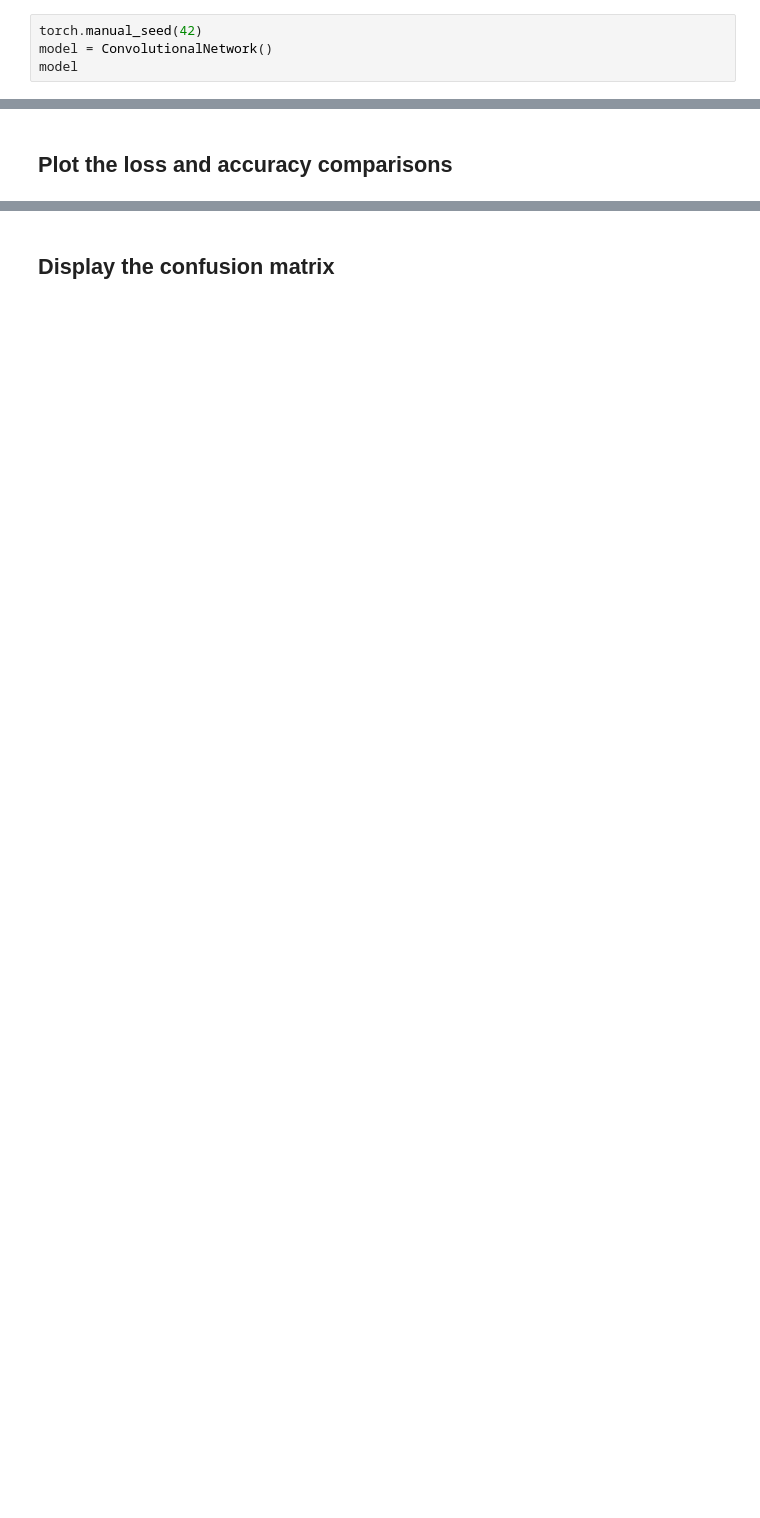
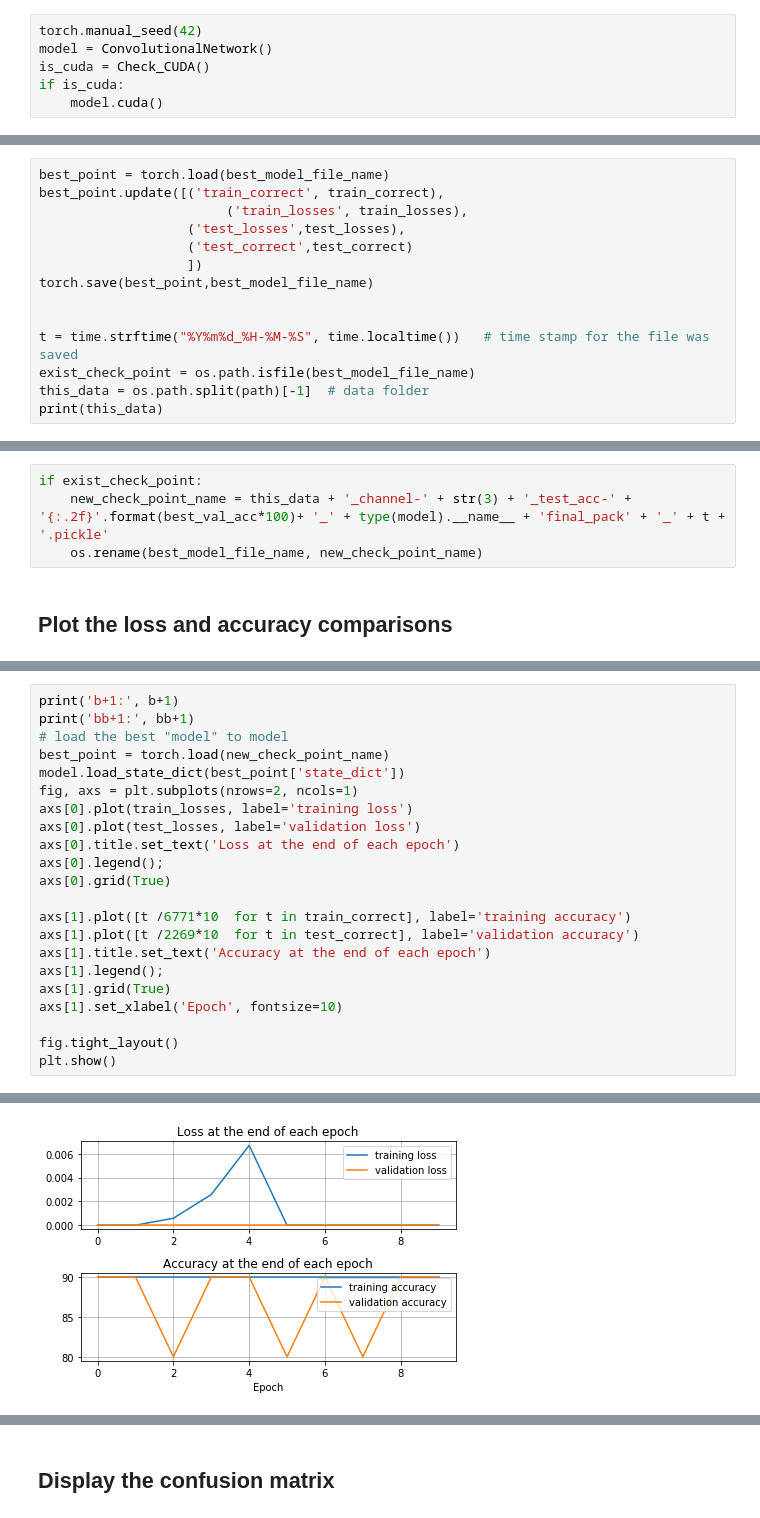
Before and after one commit to rongwang0930/KaggleFruits360, a Jupyter notebook: Kaggle-Fruits360-CNN.ipynb, the cells around one changed output, grey strips where cells are left out. Saved outputs shown, nothing was run; the diff lists cells and outputs as text; blank space fills up the shorter version.

```diff
--- a/Kaggle-Fruits360-CNN.ipynb
+++ b/Kaggle-Fruits360-CNN.ipynb
@@ -213,5 +187,7 @@ class ConvolutionalNetwork(nn.Module):
 # %%
 torch.manual_seed(42)
 model = ConvolutionalNetwork()
-model
+is_cuda = Check_CUDA()
+if is_cuda:
+    model.cuda()
 # %% [output]
@@ -323,0 +337,14 @@ Duration: 537 seconds
+# %%
+best_point = torch.load(best_model_file_name)
+best_point.update([('train_correct', train_correct),
+                        ('train_losses', train_losses),
+                   ('test_losses',test_losses),
+                   ('test_correct',test_correct)
+                   ])
+torch.save(best_point,best_model_file_name)
+
+
+t = time.strftime("%Y%m%d_%H-%M-%S", time.localtime())   # time stamp for the file was saved
+exist_check_point = os.path.isfile(best_model_file_name)
+this_data = os.path.split(path)[-1]  # data folder
+print(this_data)
@@ -324,2 +355,6 @@ Duration: 537 seconds
+# %%
+if exist_check_point:
+    new_check_point_name = this_data + '_channel-' + str(3) + '_test_acc-' + '{:.2f}'.format(best_val_acc*100)+ '_' + type(model).__name__ + 'final_pack' + '_' + t + '.pickle'
+    os.rename(best_model_file_name, new_check_point_name)
 # %% [markdown]
 ## Plot the loss and accuracy comparisons
@@ -349,0 +361,23 @@ plt.legend();
+# %%
+print('b+1:', b+1)
+print('bb+1:', bb+1)
+# load the best "model" to model
+best_point = torch.load(new_check_point_name)
+model.load_state_dict(best_point['state_dict'])
+fig, axs = plt.subplots(nrows=2, ncols=1)
+axs[0].plot(train_losses, label='training loss')
+axs[0].plot(test_losses, label='validation loss')
+axs[0].title.set_text('Loss at the end of each epoch')
+axs[0].legend();
+axs[0].grid(True)
+
+axs[1].plot([t /6771*10  for t in train_correct], label='training accuracy')
+axs[1].plot([t /2269*10  for t in test_correct], label='validation accuracy')
+axs[1].title.set_text('Accuracy at the end of each epoch')
+axs[1].legend();
+axs[1].grid(True)
+axs[1].set_xlabel('Epoch', fontsize=10)
+
+fig.tight_layout()
+plt.show()
+# %% [output]
@@ -350 +386,2 @@ plt.legend();
+[figure, added]
 # %% [markdown]
```
Also changed, not shown: parts of 57 cells of this notebook, 5 other files.
